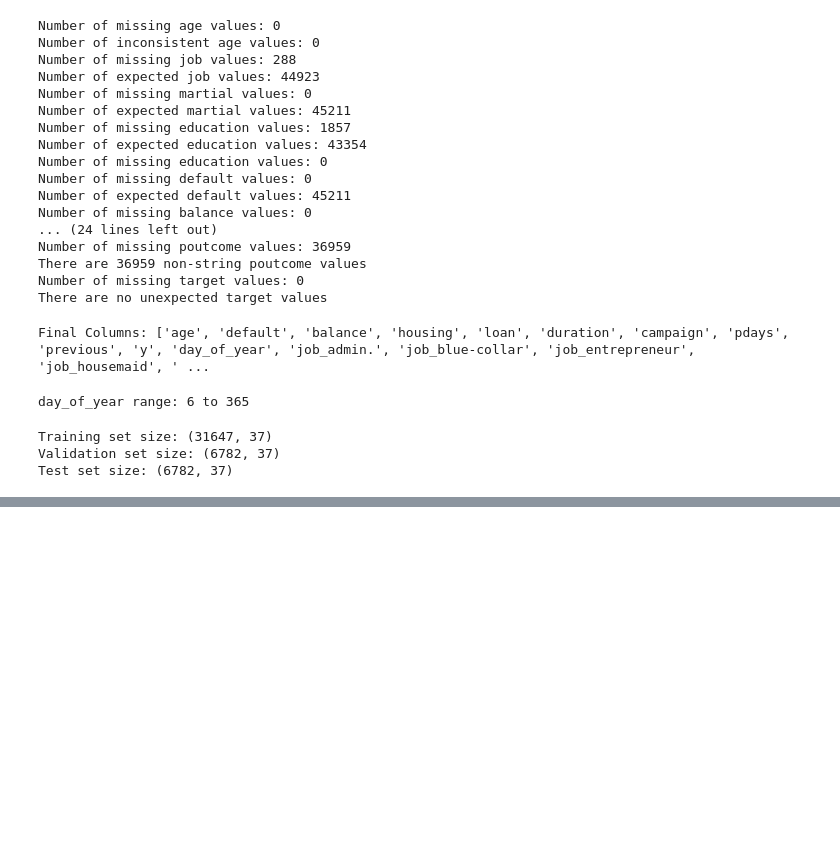
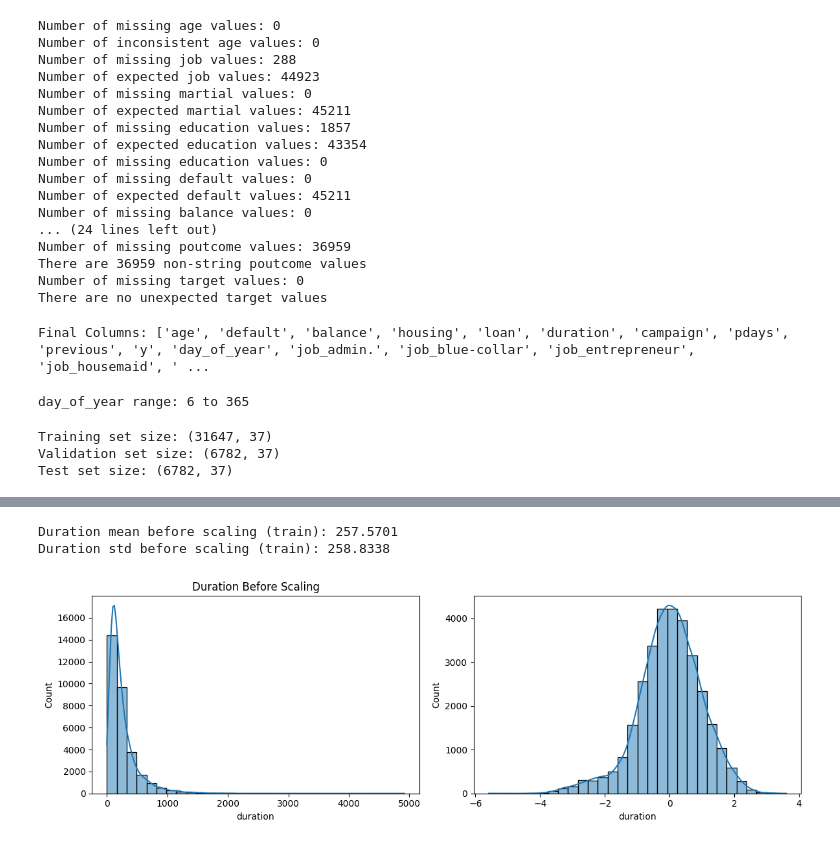
Before and after one commit to Charliemei1112/4995HW2, a Jupyter notebook: 4995_hw2.ipynb, the cells around one changed output, grey strips where cells are left out. Saved outputs shown, nothing was run; the diff lists cells and outputs as text; code cells hidden in the pictures; blank space fills up the shorter version.

```diff
--- a/4995_hw2.ipynb
+++ b/4995_hw2.ipynb
@@ -538,0 +535,31 @@ Balance std before scaling (train): 1.0000
+# %%
+# 3. Duration Standardization
+train_duration_before_scaling = train_df['duration'].copy()
+print(f"Duration mean before scaling (train): {train_duration_before_scaling.mean():.4f}")
+print(f"Duration std before scaling (train): {train_duration_before_scaling.std():.4f}")
+
+fig, axes = plt.subplots(1, 2, figsize=(12, 4))
+sns.histplot(train_duration_before_scaling, bins=30, kde=True, ax=axes[0])
+axes[0].set_title('Duration Before Scaling')
+axes[0].set_xlabel('duration')
+
+# We notice is skewed so applied log transformation
+train_df['duration'] = np.log(train_df['duration'] + 1)
+val_df['duration'] = np.log(val_df['duration'] + 1)
+test_df['duration'] = np.log(test_df['duration'] + 1)
+
+# Apply standardization using training-set statistics only.
+duration_scaler = StandardScaler()
+train_df[['duration']] = duration_scaler.fit_transform(train_df[['duration']])
+val_df[['duration']] = duration_scaler.transform(val_df[['duration']])
+test_df[['duration']] = duration_scaler.transform(test_df[['duration']])
+
+# Check the distribution of the transformed duration
+sns.histplot(train_df['duration'], bins=30, kde=True, ax=axes[1])
+
+plt.tight_layout()
+plt.show()
+# %% [output]
+Duration mean before scaling (train): 257.5701
+Duration std before scaling (train): 258.8338
+[figure, added]
```
Also changed, not shown: parts of 24 cells of this notebook.
